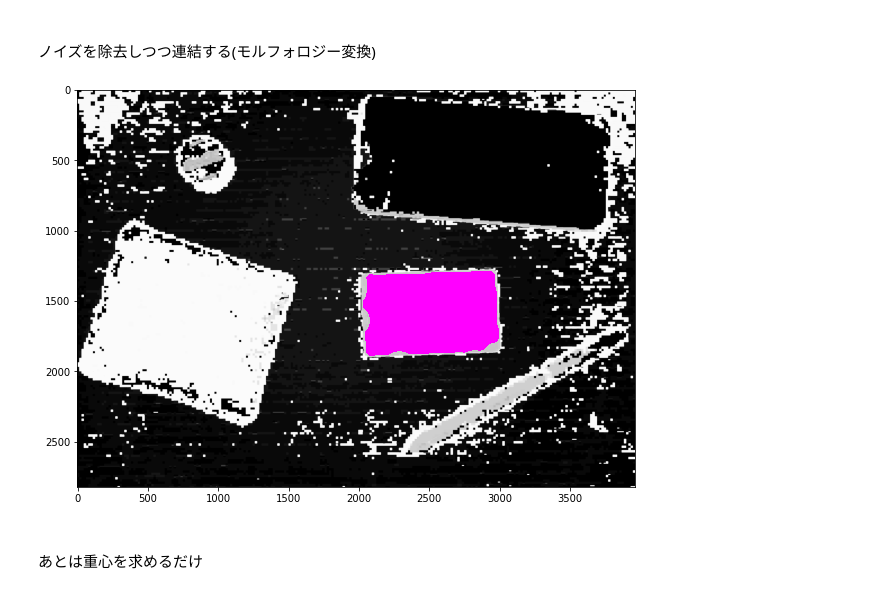
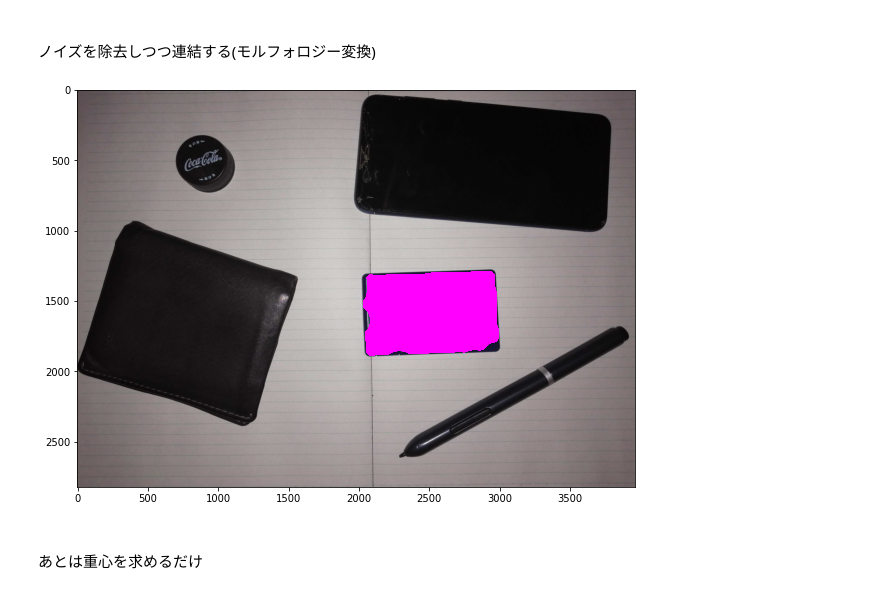
Before and after one commit to fkubota/bunseki_compe_LT_02, a Jupyter notebook: notebook/nb01_opencv.ipynb, the cells around one changed output. Saved outputs shown, nothing was run; the diff lists cells and outputs as text; code cells hidden in the pictures.

```diff
--- a/notebook/nb01_opencv.ipynb
+++ b/notebook/nb01_opencv.ipynb
@@ -343,23 +344,23 @@ plt.show()
 # %%
 # モルフォロジー変換
 s = 70
 kernel = cv2.getStructuringElement(cv2.MORPH_ELLIPSE, (s, s))
 region_b_m = cv2.morphologyEx(region_b, cv2.MORPH_OPEN, kernel)
 s = 200
 kernel = cv2.getStructuringElement(cv2.MORPH_ELLIPSE, (s, s))
 region_b_m = cv2.morphologyEx(region_b_m, cv2.MORPH_CLOSE, kernel)
 
 # 穴埋め
 region_b_m = ndimage.binary_fill_holes(region_b_m).astype(np.uint8)
 
-img = img02_h
+img = img02
 fig = plt.figure(figsize=(10, 10))
 fig.patch.set_facecolor('white')
 plt.imshow(img, cmap="Greys_r")
 plt.imshow(region_b_m, cmap="spring_r", alpha=region_b_m)
 plt.show()
 # %% [output]
-[figure, old version]
+[figure, new version]
 # %% [markdown]
 <br>
 あとは重心を求めるだけ
```
Also changed, not shown: parts of 2 cells of this notebook.
